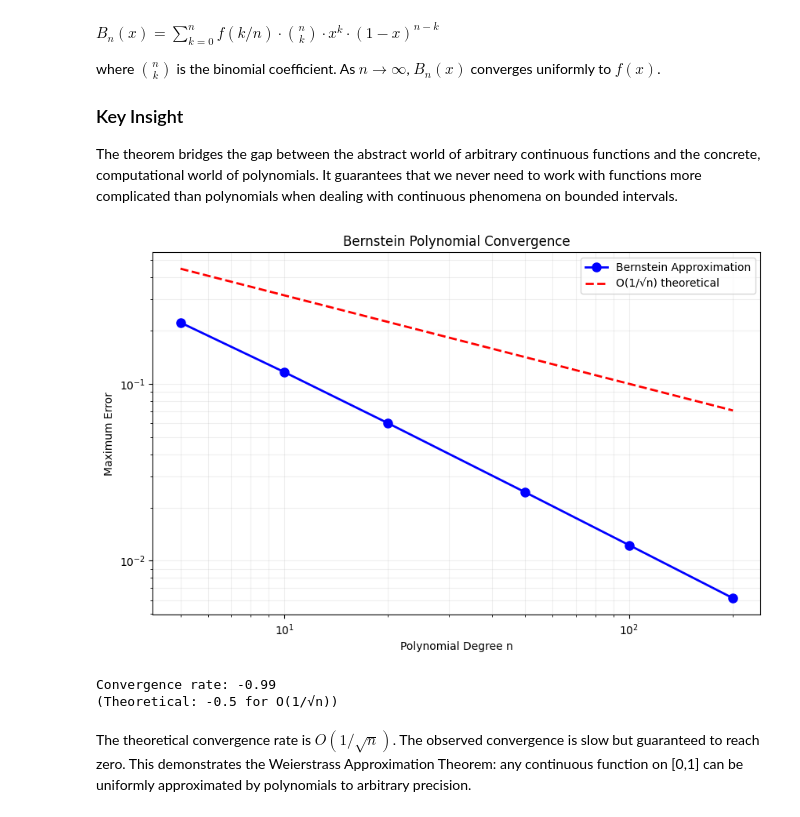
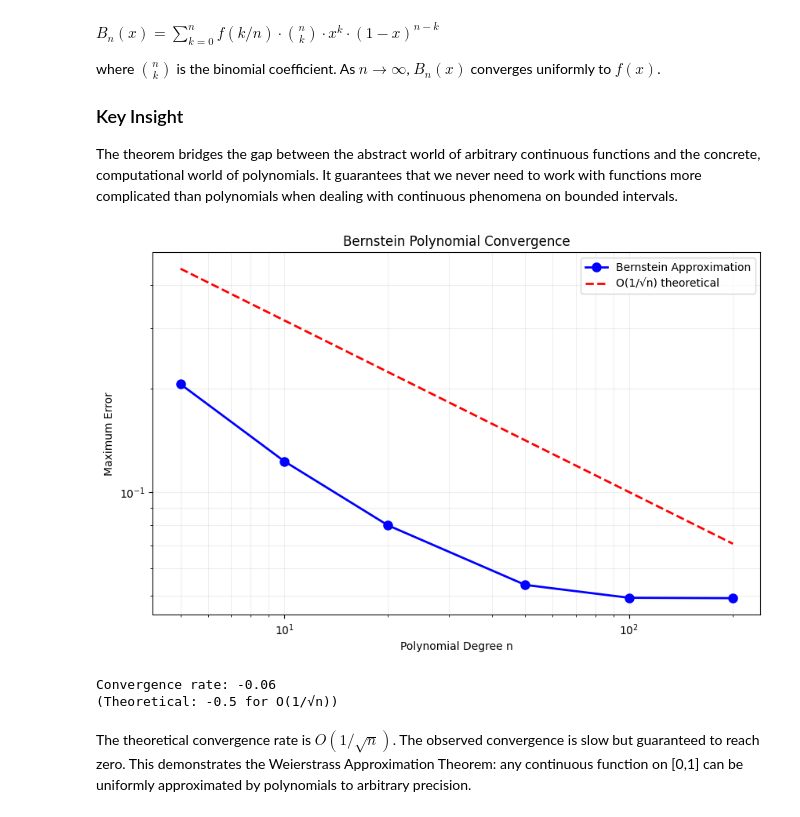
Before and after one commit to youngdie07/sciml, a Jupyter notebook: docs/00-mlp/mlp.ipynb, the cells around one changed output. Saved outputs shown, nothing was run; the diff lists cells and outputs as text; code cells hidden in the pictures.

```diff
--- a/docs/00-mlp/mlp.ipynb
+++ b/docs/00-mlp/mlp.ipynb
@@ -280,39 +280,40 @@ def bernstein_polynomial(f, n, x):
     result = np.zeros_like(x)
     for k in range(n + 1):
         basis = comb(n, k) * (x ** k) * ((1 - x) ** (n - k))
         result += f(k/n) * basis
     return result
 
 # Test convergence
-x_test_bern = np.linspace(0, 1, 1000)
-y_true_bern = target_func(x_test_bern)
+#x_test_bern = np.linspace(0, 1, 1000)
+#y_true_bern = target_func(x_test_bern)
+
 
 degrees = [5, 10, 20, 50, 100, 200]
 errors = []
 
 for n in degrees:
-    y_approx = bernstein_polynomial(target_func, n, x_test_bern)
-    max_error = np.max(np.abs(y_true_bern - y_approx))
+    y_approx = bernstein_polynomial(target_func, n, x_train)
+    max_error = np.max(np.abs(y_train - y_approx))
     errors.append(max_error)
 
 # Theoretical rate: O(1/sqrt(n))
 theoretical = 1.0 / np.sqrt(degrees)
 
 plt.figure(figsize=(10, 6))
 plt.loglog(degrees, errors, 'bo-', label='Bernstein Approximation', linewidth=2, markersize=8)
 plt.loglog(degrees, theoretical, 'r--', label='O(1/√n) theoretical', linewidth=2)
 plt.xlabel('Polynomial Degree n')
 plt.ylabel('Maximum Error')
 plt.title('Bernstein Polynomial Convergence')
 plt.legend()
 plt.grid(True, which="both", ls="-", alpha=0.2)
 plt.show()
 
 print(f"Convergence rate: {np.polyfit(np.log(degrees[-3:]), np.log(errors[-3:]), 1)[0]:.2f}")
 print("(Theoretical: -0.5 for O(1/√n))")
 # %% [output]
-[figure, old version]
+[figure, new version]
-Convergence rate: -0.99
+Convergence rate: -0.06
 (Theoretical: -0.5 for O(1/√n))
 # %% [markdown]
 The theoretical convergence rate is $O(1/\sqrt{n})$. The observed convergence is slow but guaranteed to reach zero. This demonstrates the Weierstrass Approximation Theorem: any continuous function on [0,1] can be uniformly approximated by polynomials to arbitrary precision.
```
Also changed, not shown: parts of 10 cells of this notebook, 3 other files.
